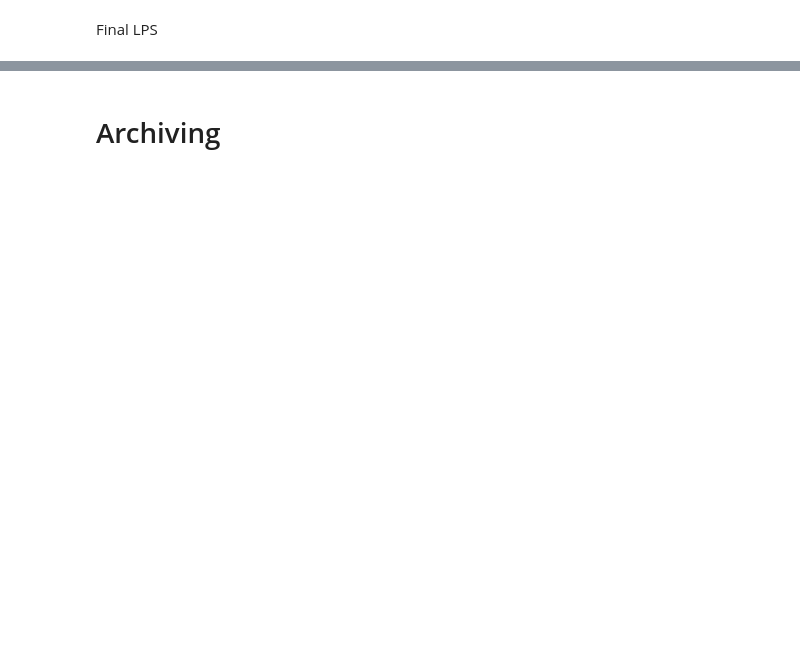
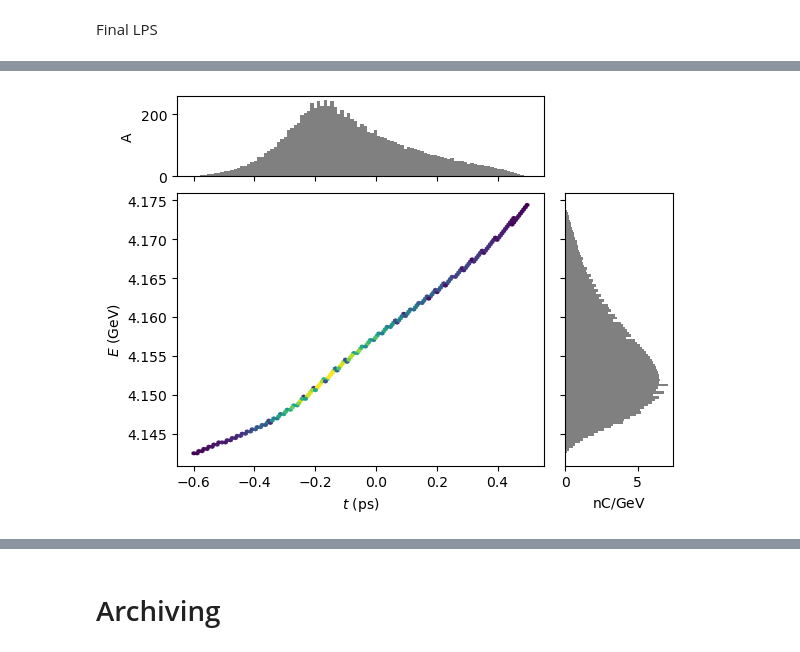
Before and after one commit to slaclab/lume-belt, a Jupyter notebook: docs/examples/belt_example.ipynb, the cells around one changed output, grey strips where cells are left out. Cells and saved outputs as stored; diff of their text form; code cells hidden in the pictures; blank space fills up the shorter version.

```diff
--- a/docs/examples/belt_example.ipynb
+++ b/docs/examples/belt_example.ipynb
@@ -109,0 +117,4 @@ test.output.plot_distribution(file_id=201, xkey="t", ykey="energy", bins=100)
+# %%
+fig
+# %% [output]
+[figure, added]
```
Also changed, not shown: parts of 10 cells of this notebook, 9 other files.
